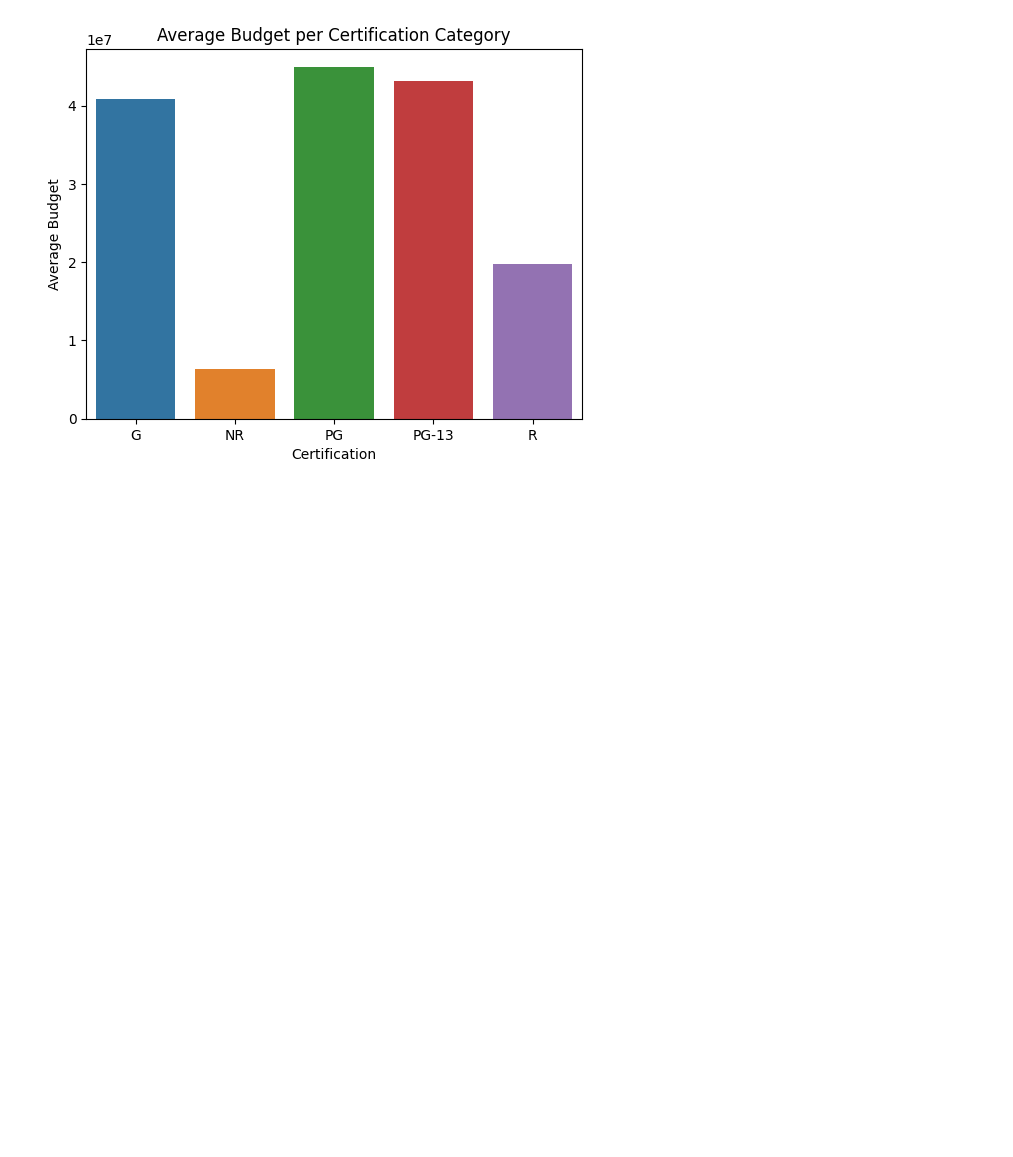
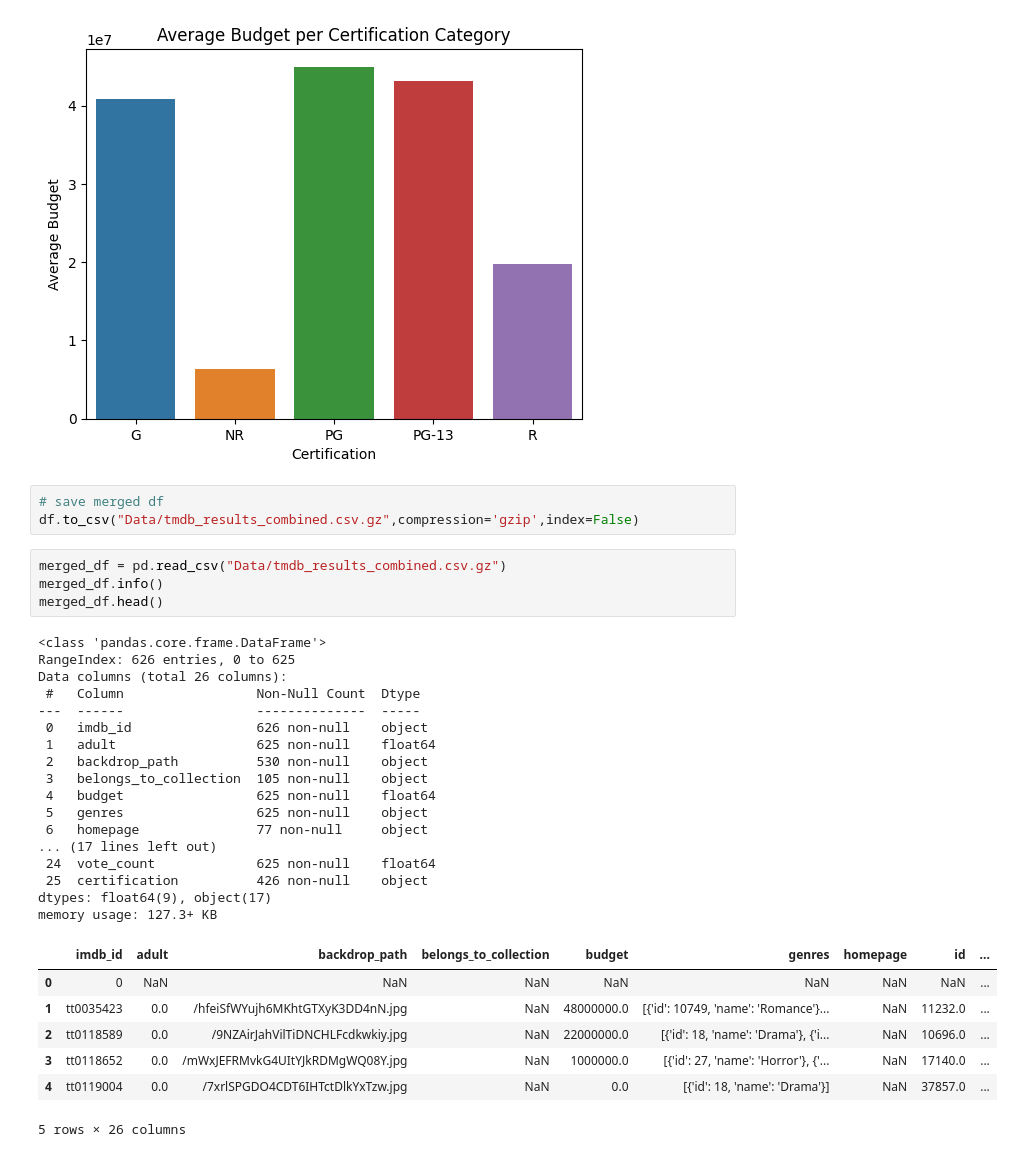
Before and after one commit to AbigailBojorquez/Project-3, a Jupyter notebook: Project 3 part 2 EDA.ipynb, the cells around one changed output. Saved outputs shown, nothing was run; the diff lists cells and outputs as text; blank space fills up the shorter version.

```diff
--- a/Project 3 part 2 EDA.ipynb
+++ b/Project 3 part 2 EDA.ipynb
@@ -111,3 +111,35 @@ plt.title('Average Budget per Certification Category')
 plt.show()
 # %% [output]
 [figure]
+# %%
+# save merged df
+df.to_csv("Data/tmdb_results_combined.csv.gz",compression='gzip',index=False)
+# %%
+merged_df = pd.read_csv("Data/tmdb_results_combined.csv.gz")
+merged_df.info()
+merged_df.head()
+# %% [output]
+<class 'pandas.core.frame.DataFrame'>
+RangeIndex: 626 entries, 0 to 625
+Data columns (total 26 columns):
+ #   Column                 Non-Null Count  Dtype
+---  ------                 --------------  -----
+ 0   imdb_id                626 non-null    object
+ 1   adult                  625 non-null    float64
+ 2   backdrop_path          530 non-null    object
+ 3   belongs_to_collection  105 non-null    object
+ 4   budget                 625 non-null    float64
+ 5   genres                 625 non-null    object
+ 6   homepage               77 non-null     object
+... (17 lines left out)
+ 24  vote_count             625 non-null    float64
+ 25  certification          426 non-null    object
+dtypes: float64(9), object(17)
+memory usage: 127.3+ KB
+|  | imdb_id | adult | backdrop_path | belongs_to_collection | budget | genres | homepage | id | ... |
+| 0 | 0 | NaN | NaN | NaN | NaN | NaN | NaN | NaN | ... |
+| 1 | tt0035423 | 0.0 | /hfeiSfWYujh6MKhtGTXyK3DD4nN.jpg | NaN | 48000000.0 | [{'id': 10749, 'name': 'Romance'}... | NaN | 11232.0 | ... |
+| 2 | tt0118589 | 0.0 | /9NZAirJahVilTiDNCHLFcdkwkiy.jpg | NaN | 22000000.0 | [{'id': 18, 'name': 'Drama'}, {'i... | NaN | 10696.0 | ... |
+| 3 | tt0118652 | 0.0 | /mWxJEFRMvkG4UItYJkRDMgWQ08Y.jpg | NaN | 1000000.0 | [{'id': 27, 'name': 'Horror'}, {'... | NaN | 17140.0 | ... |
+| 4 | tt0119004 | 0.0 | /7xrlSPGDO4CDT6IHTctDlkYxTzw.jpg | NaN | 0.0 | [{'id': 18, 'name': 'Drama'}] | NaN | 37857.0 | ... |
+5 rows × 26 columns
```
Also changed, not shown: parts of 2 cells of this notebook, 1 other file.
